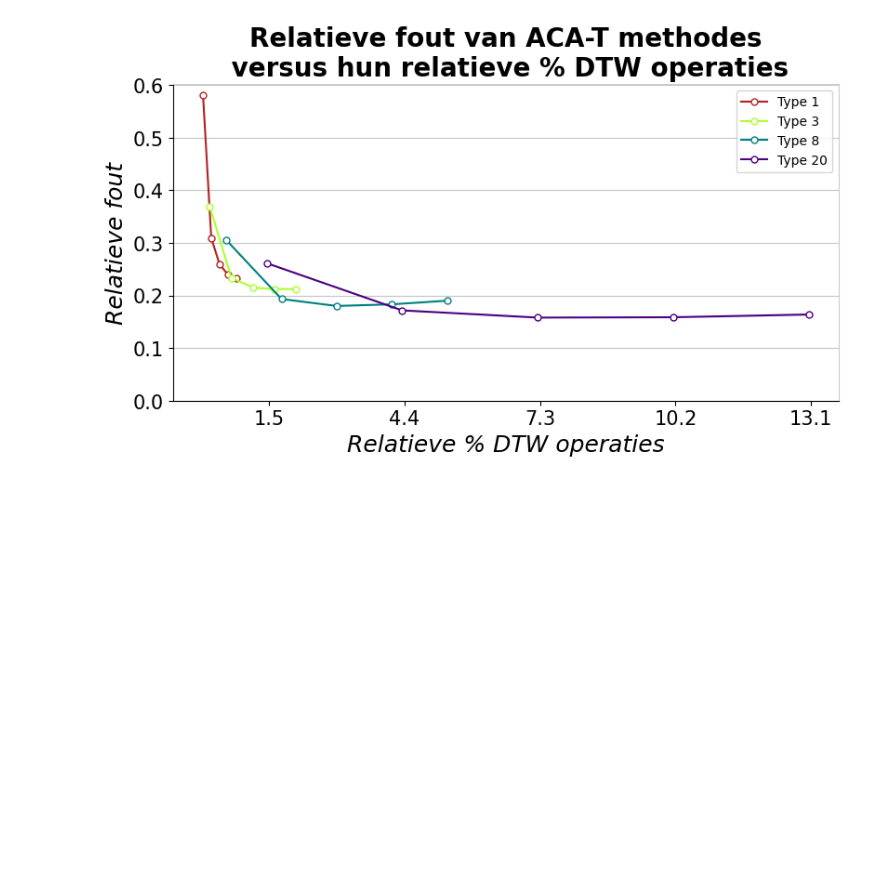
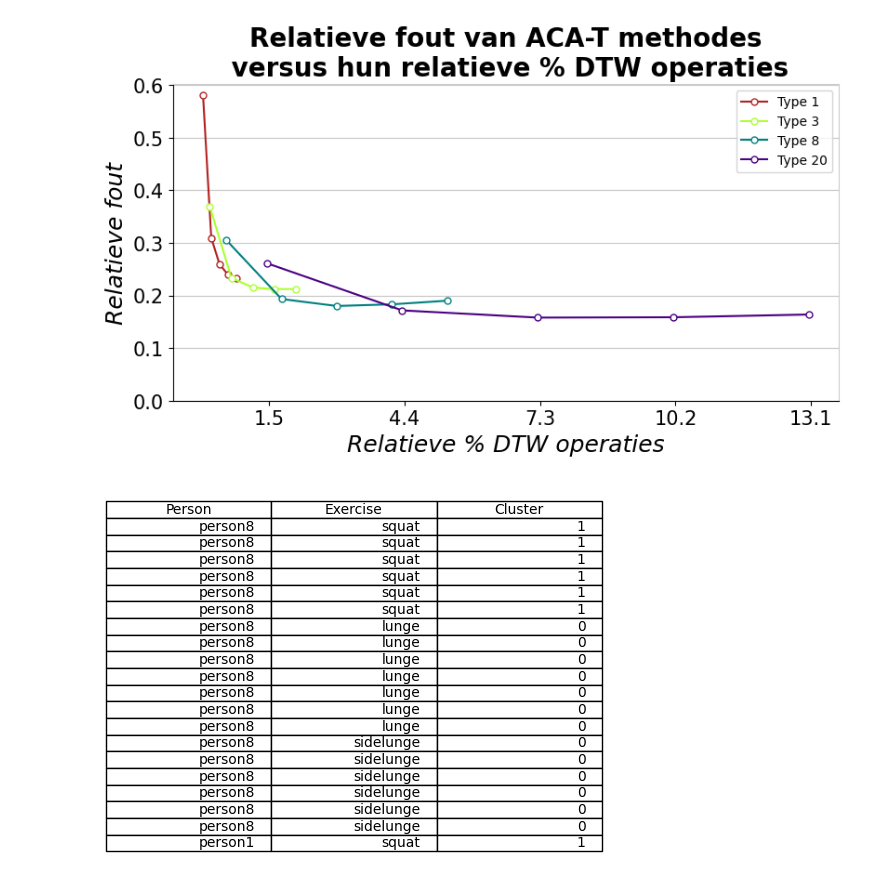
Before and after one commit to lolgameboy/TensorTimeSeriesClustering, a Jupyter notebook: scripts/notebook.ipynb, the cells around one changed output. Cells and saved outputs as stored; diff of their text form; code cells hidden in the pictures; blank space fills up the shorter version.

```diff
--- a/scripts/notebook.ipynb
+++ b/scripts/notebook.ipynb
@@ -24,3 +26,7 @@ plot_rel_err_vs_rel_dtw(range(5, 51, 10), [1, 3, 8, 20], ['firebrick', 'greenyel
 # %% [output]
 data loaded from files
 [figure]
+# %%
+show_table('rows', 20, "vector_aca_t", 3, 30, 3)
+# %% [output]
+[figure, added]
```
Also changed, not shown: parts of 4 cells of this notebook, 4 other files.
